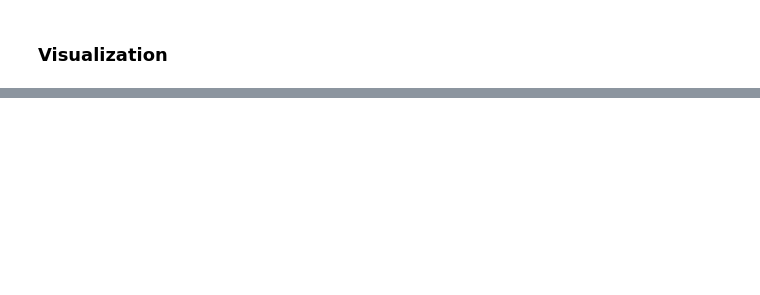
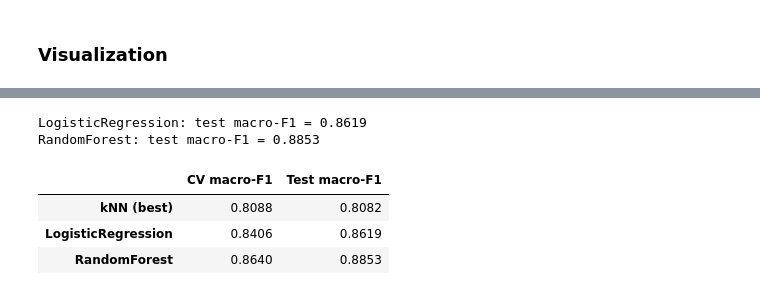
Before and after one commit to Akarfire/Machine-Learning-Course, a Jupyter notebook: Source/CodeNotebook.ipynb, the cells around one changed output, grey strips where cells are left out. Cells and saved outputs as stored; diff of their text form; code cells hidden in the pictures; blank space fills up the shorter version.

```diff
--- a/Source/CodeNotebook.ipynb
+++ b/Source/CodeNotebook.ipynb
@@ -82,0 +390,21 @@ pd.DataFrame(pairs, columns=["col1", "col2", "corr"]).sort_values("corr", key=ab
+# %%
+models = {
+    "LogisticRegression": LogisticRegression(max_iter=2000, n_jobs=-1),
+    "RandomForest": RandomForestClassifier(n_estimators=300, n_jobs=-1, random_state=RANDOM_STATE),
+}
+results = {"kNN (best)": (grid.best_score_, f1_score(y_test, grid.predict(X_test_scaled), average="macro"))}
+for name, m in models.items():
+    m.fit(X_train_scaled, y_train)
+    pred = m.predict(X_test_scaled)
+    results[name] = (cross_val_score(m, X_train_scaled, y_train, cv=3, scoring="f1_macro", n_jobs=-1).mean(),
+                     f1_score(y_test, pred, average="macro"))
+    print(f"{name}: test macro-F1 = {results[name][1]:.4f}")
+
+pd.DataFrame(results, index=["CV macro-F1", "Test macro-F1"]).T.round(4)
+# %% [output]
+LogisticRegression: test macro-F1 = 0.8619
+RandomForest: test macro-F1 = 0.8853
+|  | CV macro-F1 | Test macro-F1 |
+| kNN (best) | 0.8088 | 0.8082 |
+| LogisticRegression | 0.8406 | 0.8619 |
+| RandomForest | 0.8640 | 0.8853 |
```
Also changed, not shown: parts of 32 cells of this notebook.
